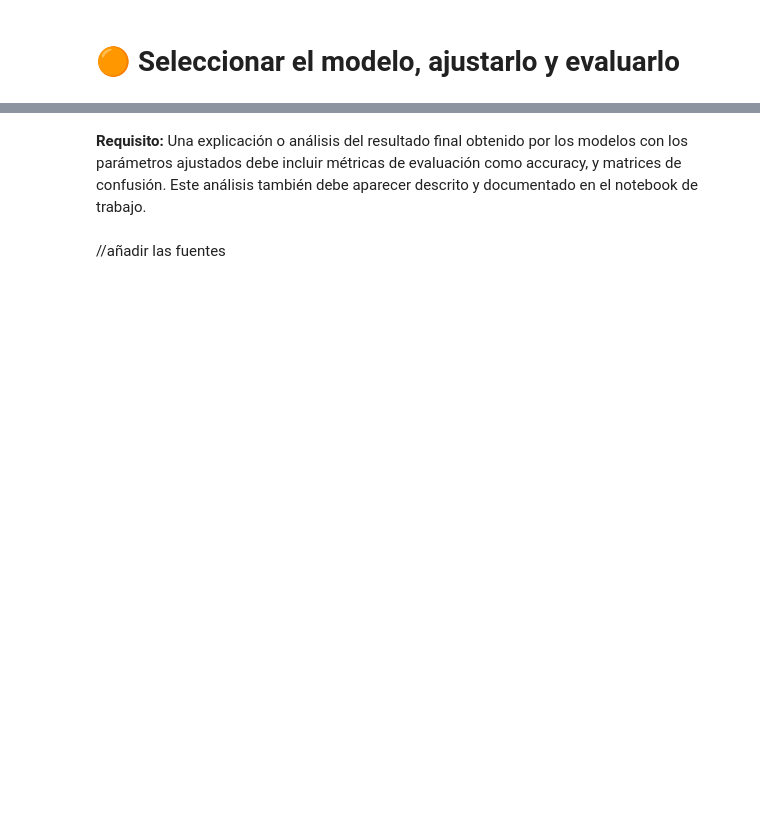
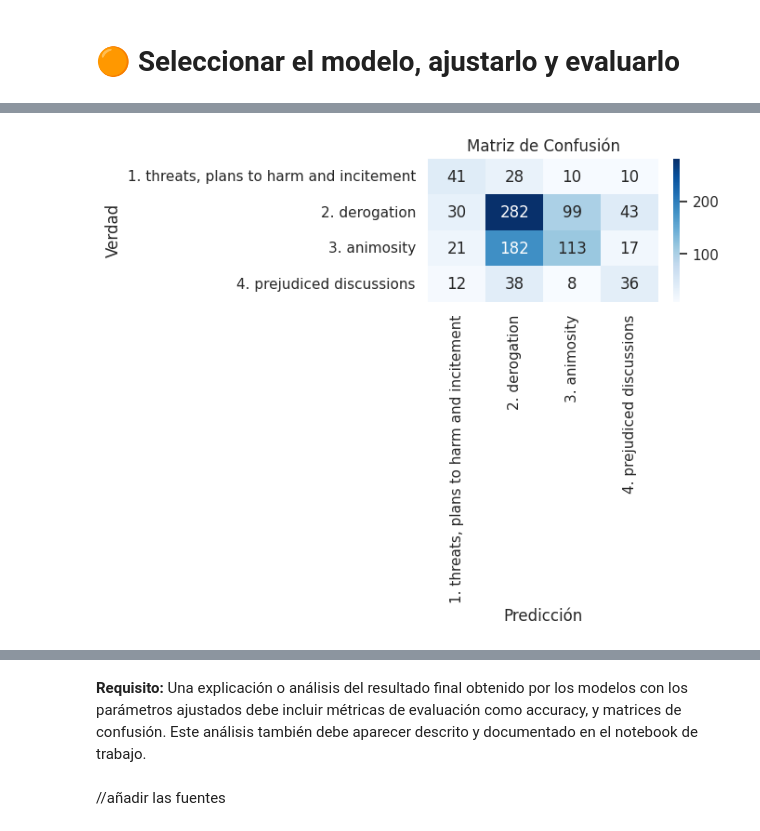
Before and after one commit to nioclandramer/IA_ComSexista, a Jupyter notebook: IA_comentSexistas.ipynb, the cells around one changed output, grey strips where cells are left out. Saved outputs shown, nothing was run; the diff lists cells and outputs as text; code cells hidden in the pictures; blank space fills up the shorter version.

```diff
--- a/IA_comentSexistas.ipynb
+++ b/IA_comentSexistas.ipynb
@@ -809,0 +866,86 @@ Comparando sus resultados (**Accuracy y Matriz de confusión**) probando diferen
+# %%
+# Configuración del balanceo específico para cada clase
+target_counts = {
+    "1. threats, plans to harm and incitement": 400,  # Aumentar con SMOTE
+    "2. derogation": 400,  # Reducir con submuestreo
+    "3. animosity": 400,  # Reducir con submuestreo
+    "4. prejudiced discussions": 400  # Aumentar con SMOTE
+}
+
+# Sobremuestreo con SMOTE solo para las clases 1 y 4
+smote = SMOTE(sampling_strategy={
+    "1. threats, plans to harm and incitement": target_counts["1. threats, plans to harm and incitement"],
+    "4. prejudiced discussions": target_counts["4. prejudiced discussions"]
+}, random_state=42)
+
+X_smote, y_smote = smote.fit_resample(X_chi2, y)
+
+# Submuestreo con RandomUnderSampler solo para las clases 2 y 3
+under_sampler = RandomUnderSampler(sampling_strategy={
+    "2. derogation": target_counts["2. derogation"],
+    "3. animosity": target_counts["3. animosity"]
+}, random_state=42)
+
+X_balanced, y_balanced = under_sampler.fit_resample(X_smote, y_smote)
+#X_balanced, y_balanced = under_sampler.fit_resample(X_chi2, y)
+#X_balanced, y_balanced = smote.fit_resample(X_chi2, y)
+
+# Función para calcular y mostrar la distribución de clases en porcentajes
+def mostrar_distribucion(clases):
+    total = sum(clases.values())
+    return {k: f"{(v / total) * 100:.2f}%" for k, v in clases.items()}
+
+# Imprimir distribución de clases después del balanceo
+print("\nDistribución de clases antes del balanceo (en porcentajes):\n", mostrar_distribucion(Counter(y)))
+print("\nDistribución de clases después del balanceo (en porcentajes):\n", mostrar_distribucion(Counter(y_balanced)))
+#______________________________________________________________________________________
+# # Entrenar de nuevo el modelo con los datos balanceados
+X_test_chi2 = X_test_tfidf[:, selected_indices_chi2]
+
+X_scaledB = scaler.fit_transform(X_balanced)
+X_test_scaledB = scaler.transform(X_test_chi2)
+
+# Validar dimensiones
+print(f"Dimensiones de X_scaledB: {X_scaledB.shape}")
+print(f"Dimensiones de X_test_scaled: {X_test_scaledB.shape}")
+
+# Crear una instancia del modelo de regresión logística multiclase
+log_reg = LogisticRegression(max_iter=1000)
+
+# Definir los parámetros para GridSearchCV
+param_grid = {
+    'C': [0.01, 0.1, 1, 10, 100],  # Parámetro de regularización
+    'solver': ['lbfgs', 'newton-cg'],  # Solvers para la regresión logística
+    'penalty': ['l2'],  # Tipo de penalización comun en multinomial
+    'multi_class': ['multinomial']  # Configuración para clasificación multinomial
+}
+
+# Configurar GridSearchCV con validación cruzada (5 pliegues)
+grid_search = GridSearchCV(log_reg, param_grid, cv=5, scoring='accuracy', n_jobs=-1)
+
+# Ajustar el modelo con el conjunto de entrenamiento escalado
+grid_search.fit(X_scaledB, y_balanced)
+
+# Mostrar los mejores parámetros encontrados
+print("Mejores parámetros encontrados por GridSearchCV:")
+print(grid_search.best_params_)
+
+# Hacer predicciones en el conjunto de prueba escalado
+y_pred = grid_search.predict(X_test_scaledB)
+
+# Evaluar el modelo
+print("\nReporte de clasificación:")
+print(classification_report(test['label_category'], y_pred))
+print(f"Precisión: {accuracy_score(test['label_category'], y_pred)}")
+
+# Matriz de confusión
+conf_matrix = confusion_matrix(test['label_category'], y_pred)
+plt.figure(figsize=(4, 2))
+sns.heatmap(conf_matrix, annot=True, fmt="d", cmap="Blues",
+            xticklabels=np.unique(test['label_category']),
+            yticklabels=np.unique(test['label_category']))
+plt.xlabel("Predicción")
+plt.ylabel("Verdad")
+plt.title("Matriz de Confusión")
+plt.show()
+# %% [output]
@@ -809,0 +975 @@ Comparando sus resultados (**Accuracy y Matriz de confusión**) probando diferen
+[figure, added]
```
Also changed, not shown: parts of 93 cells of this notebook.
